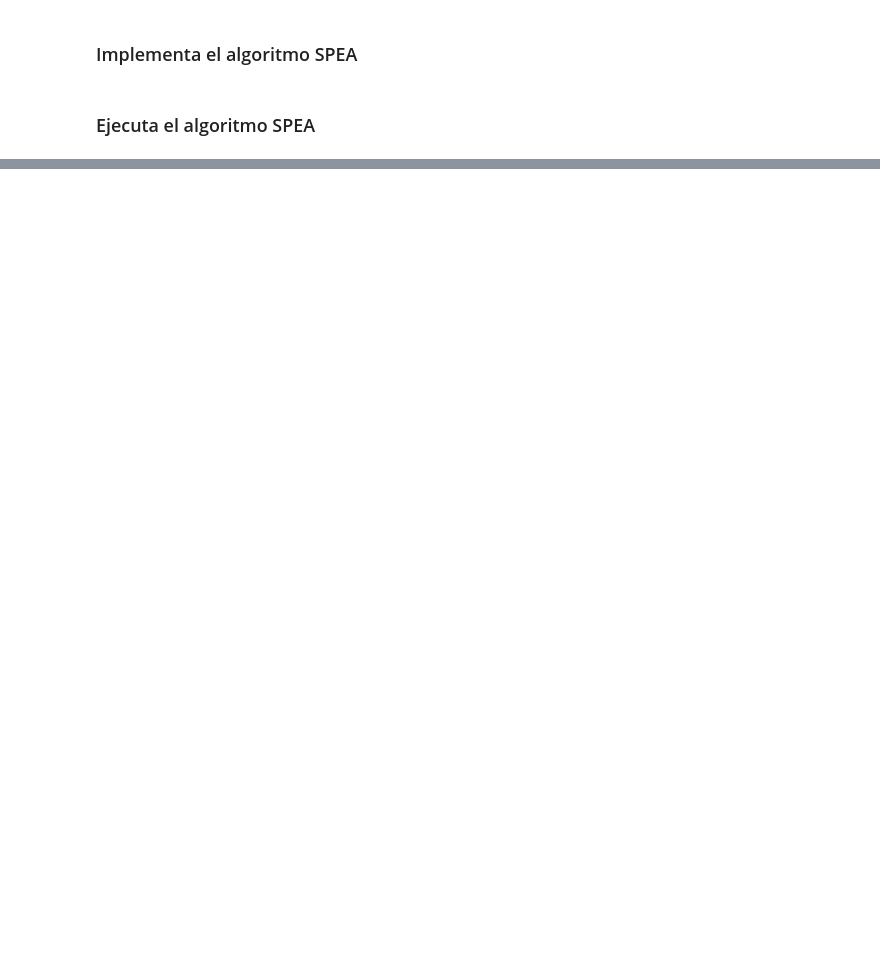
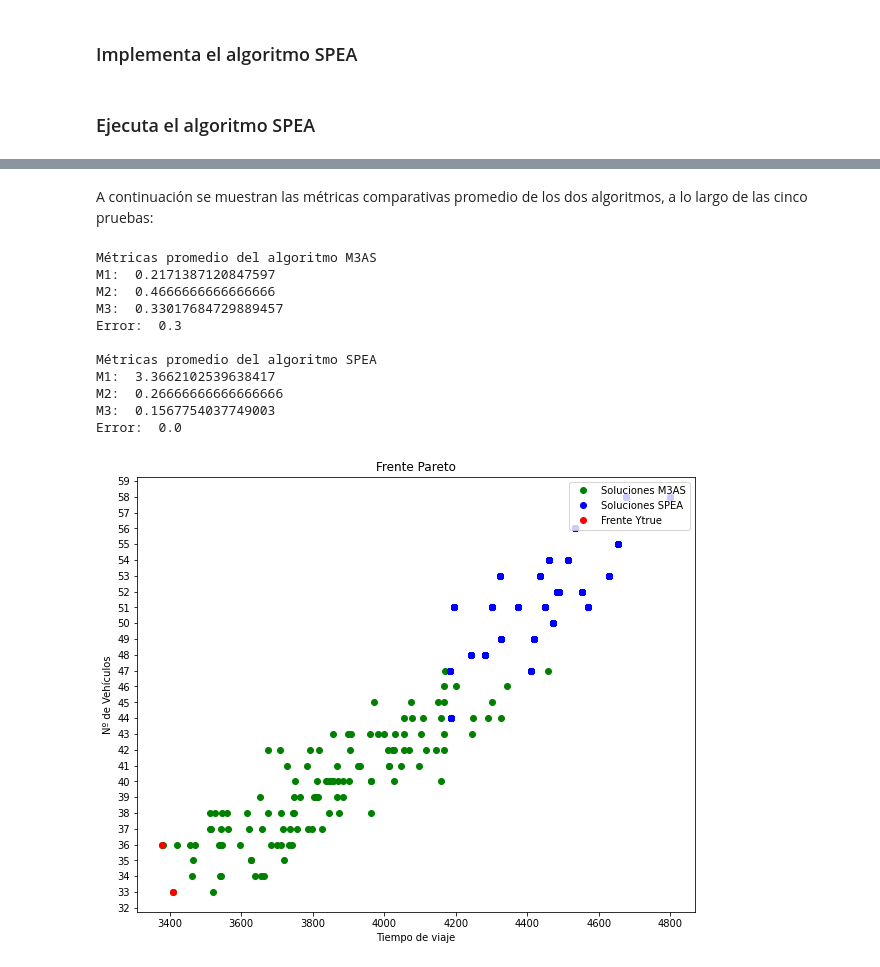
Before and after one commit to mfidabel/tp3-VRPTW-IA, a Jupyter notebook: Pareto.ipynb, the cells around one changed output, grey strips where cells are left out. Drawn from its saved outputs; the diff is of its cells as text; code cells hidden in the pictures; blank space fills up the shorter version.

```diff
--- a/Pareto.ipynb
+++ b/Pareto.ipynb
@@ -522,0 +537,50 @@ graficar_spea(par, pob, gen)
+# %%
+pareto_m3as = []
+pareto_spea = []
+soluciones_m3as = []
+soluciones_spea = []
+
+instancia = procesar_instancia("datos/original/vrptw_rc101.txt")
+
+for i in range(5):
+    p_set, p_gen = m3as(instancia, m=5, p=0.7, beta=0.7, generaciones=5)
+    par, pob, gen = spea(instancia, m=5, c_pbb=0.8, m_pbb=0.3, generaciones=10)
+
+    pareto_m3as.append(p_set)
+    pareto_spea.append(par)
+    soluciones_m3as.extend(p_gen)
+    soluciones_spea.extend(gen)
+
+ytrue = obtener_pareto_set(np.concatenate((*pareto_m3as, *pareto_spea)))
+# %% [markdown]
+A continuación se muestran las métricas comparativas promedio de los dos algoritmos, a lo largo de las cinco pruebas:
+# %%
+std = {'num_vehiculos': np.std([s.num_vehiculos for s in soluciones_m3as + soluciones_spea]),
+       'tiempo_total': np.std([s.tiempo_total for s in soluciones_m3as + soluciones_spea])}
+
+print("Métricas promedio del algoritmo M3AS")
+print("M1: ", valor_promedio(pareto_m3as, lambda p: m1(p, ytrue)))
+print("M2: ", valor_promedio(pareto_m3as, lambda p: m2(p, 0.25)))
+print("M3: ", valor_promedio(pareto_m3as, lambda p: m3(p)))
+print("Error: ", valor_promedio(pareto_m3as, lambda p: error(p, ytrue)))
+print()
+print("Métricas promedio del algoritmo SPEA")
+print("M1: ", valor_promedio(pareto_spea, lambda p: m1(p, ytrue)))
+print("M2: ", valor_promedio(pareto_spea, lambda p: m2(p, 0.25)))
+print("M3: ", valor_promedio(pareto_spea, lambda p: m3(p)))
+print("Error: ", valor_promedio(pareto_spea, lambda p: error(p, ytrue)))
+
+graficar_ytrue(ytrue, soluciones_m3as, soluciones_spea)
+# %% [output]
+Métricas promedio del algoritmo M3AS
+M1:  0.2171387120847597
+M2:  0.4666666666666666
+M3:  0.33017684729889457
+Error:  0.3
+
+Métricas promedio del algoritmo SPEA
+M1:  3.3662102539638417
+M2:  0.26666666666666666
+M3:  0.1567754037749003
+Error:  0.0
+[figure, added]
```
Also changed, not shown: parts of 13 cells of this notebook, 2 other files.
